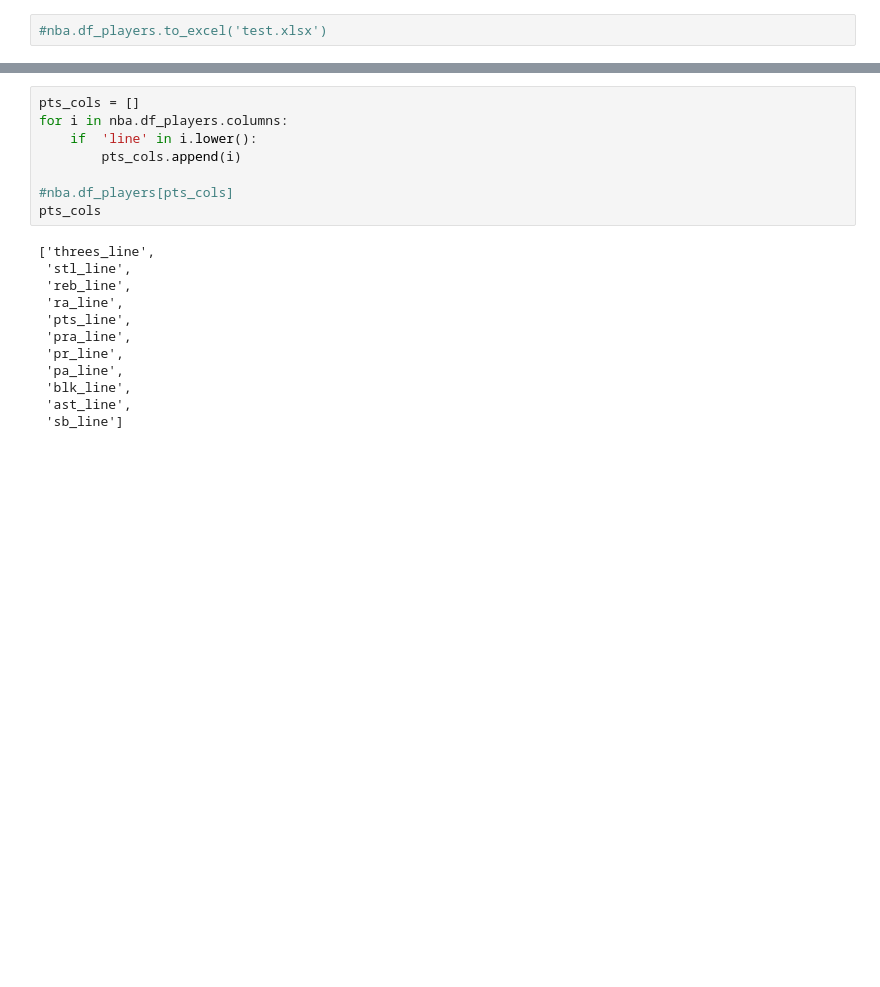
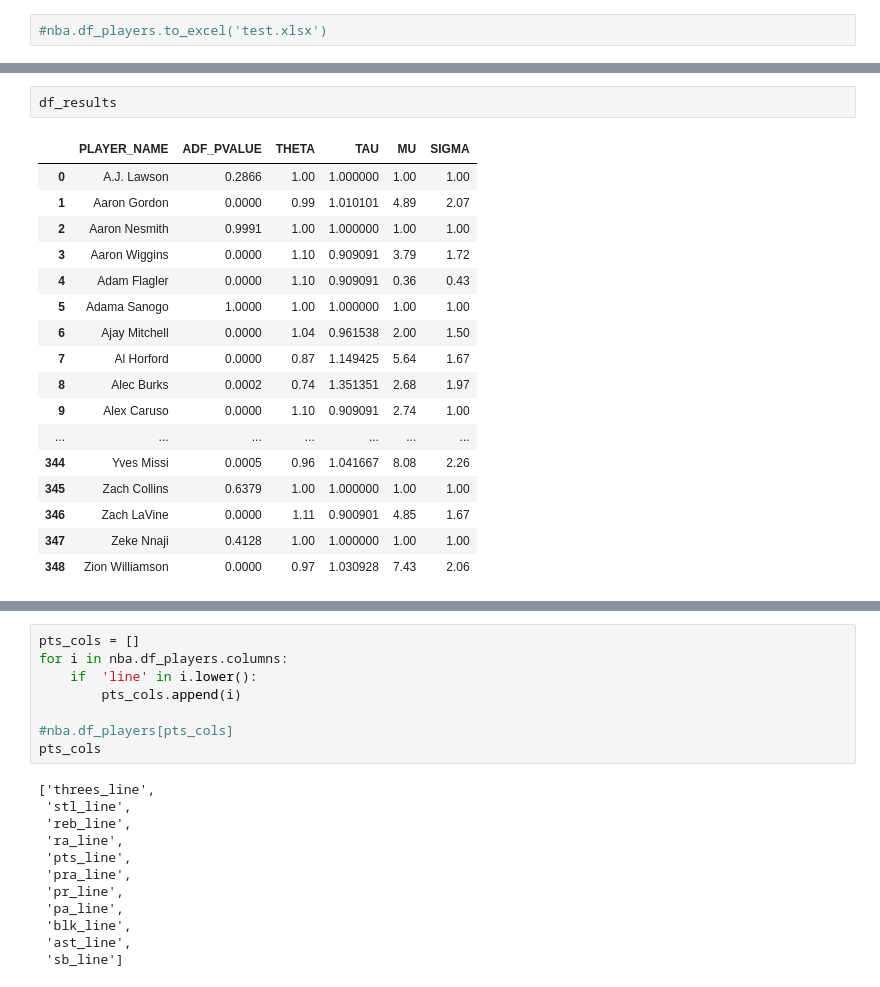
Before and after one commit to iksnizez/propfarm, a Jupyter notebook: scripts/models/scratch.ipynb, the cells around one changed output, grey strips where cells are left out. Saved outputs shown, nothing was run; the diff lists cells and outputs as text; blank space fills up the shorter version.

```diff
--- a/scripts/models/scratch.ipynb
+++ b/scripts/models/scratch.ipynb
@@ -104,0 +173,20 @@ odds
+# %%
+df_results
+# %% [output]
+|  | PLAYER_NAME | ADF_PVALUE | THETA | TAU | MU | SIGMA |
+| 0 | A.J. Lawson | 0.2866 | 1.00 | 1.000000 | 1.00 | 1.00 |
+| 1 | Aaron Gordon | 0.0000 | 0.99 | 1.010101 | 4.89 | 2.07 |
+| 2 | Aaron Nesmith | 0.9991 | 1.00 | 1.000000 | 1.00 | 1.00 |
+| 3 | Aaron Wiggins | 0.0000 | 1.10 | 0.909091 | 3.79 | 1.72 |
+| 4 | Adam Flagler | 0.0000 | 1.10 | 0.909091 | 0.36 | 0.43 |
+| 5 | Adama Sanogo | 1.0000 | 1.00 | 1.000000 | 1.00 | 1.00 |
+| 6 | Ajay Mitchell | 0.0000 | 1.04 | 0.961538 | 2.00 | 1.50 |
+| 7 | Al Horford | 0.0000 | 0.87 | 1.149425 | 5.64 | 1.67 |
+| 8 | Alec Burks | 0.0002 | 0.74 | 1.351351 | 2.68 | 1.97 |
+| 9 | Alex Caruso | 0.0000 | 1.10 | 0.909091 | 2.74 | 1.00 |
+| ... | ... | ... | ... | ... | ... | ... |
+| 344 | Yves Missi | 0.0005 | 0.96 | 1.041667 | 8.08 | 2.26 |
+| 345 | Zach Collins | 0.6379 | 1.00 | 1.000000 | 1.00 | 1.00 |
+| 346 | Zach LaVine | 0.0000 | 1.11 | 0.900901 | 4.85 | 1.67 |
+| 347 | Zeke Nnaji | 0.4128 | 1.00 | 1.000000 | 1.00 | 1.00 |
+| 348 | Zion Williamson | 0.0000 | 0.97 | 1.030928 | 7.43 | 2.06 |
```
Also changed, not shown: parts of 16 cells of this notebook, 6 other files.
